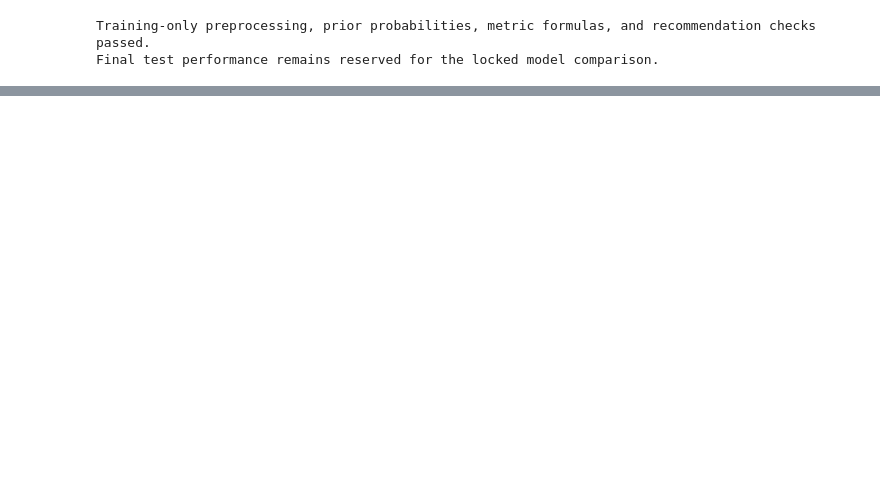
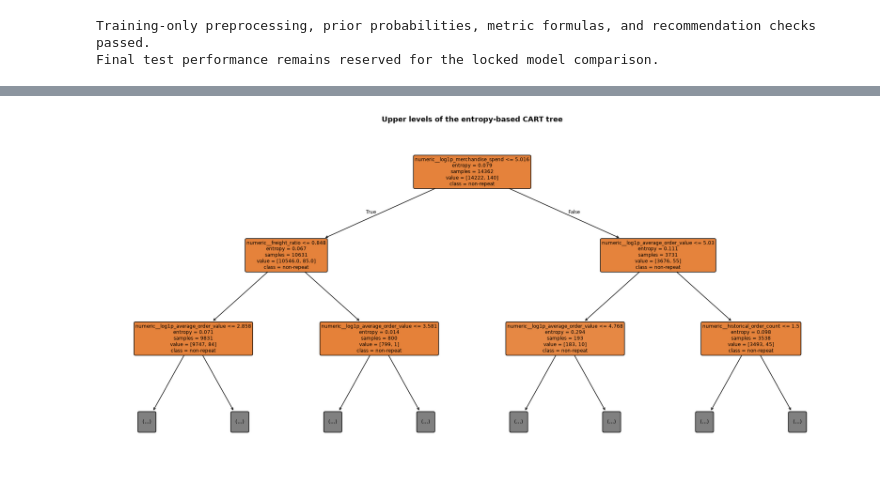
Before and after one commit to oyelurker/cse303-ml-AP24110010128-olist-recommender, a Jupyter notebook: olist_pipeline.ipynb, the cells around one changed output, grey strips where cells are left out. Cells and saved outputs as stored; diff of their text form; code cells hidden in the pictures; blank space fills up the shorter version.

```diff
--- a/olist_pipeline.ipynb
+++ b/olist_pipeline.ipynb
@@ -2437,0 +2574,15 @@ Review and commit notebook, pipeline notes, README, and requirements together.
+# %%
+tree_demo = course_classifier_models["Tree depth=3"]
+tree_feature_names = tree_demo.named_steps["preprocessing"].get_feature_names_out()
+fig, ax = plt.subplots(figsize=(17, 8), layout="constrained")
+plot_tree(
+    tree_demo.named_steps["classifier"],
+    max_depth=2,
+    feature_names=tree_feature_names.tolist(),
+    class_names=["non-repeat", "repeat"],
+    filled=True, rounded=True, fontsize=8, ax=ax,
+)
+ax.set_title("Upper levels of the entropy-based CART tree", pad=14)
+plt.show()
+# %% [output]
+[figure, added]
```
Also changed, not shown: parts of 26 cells of this notebook, 4 other files.
